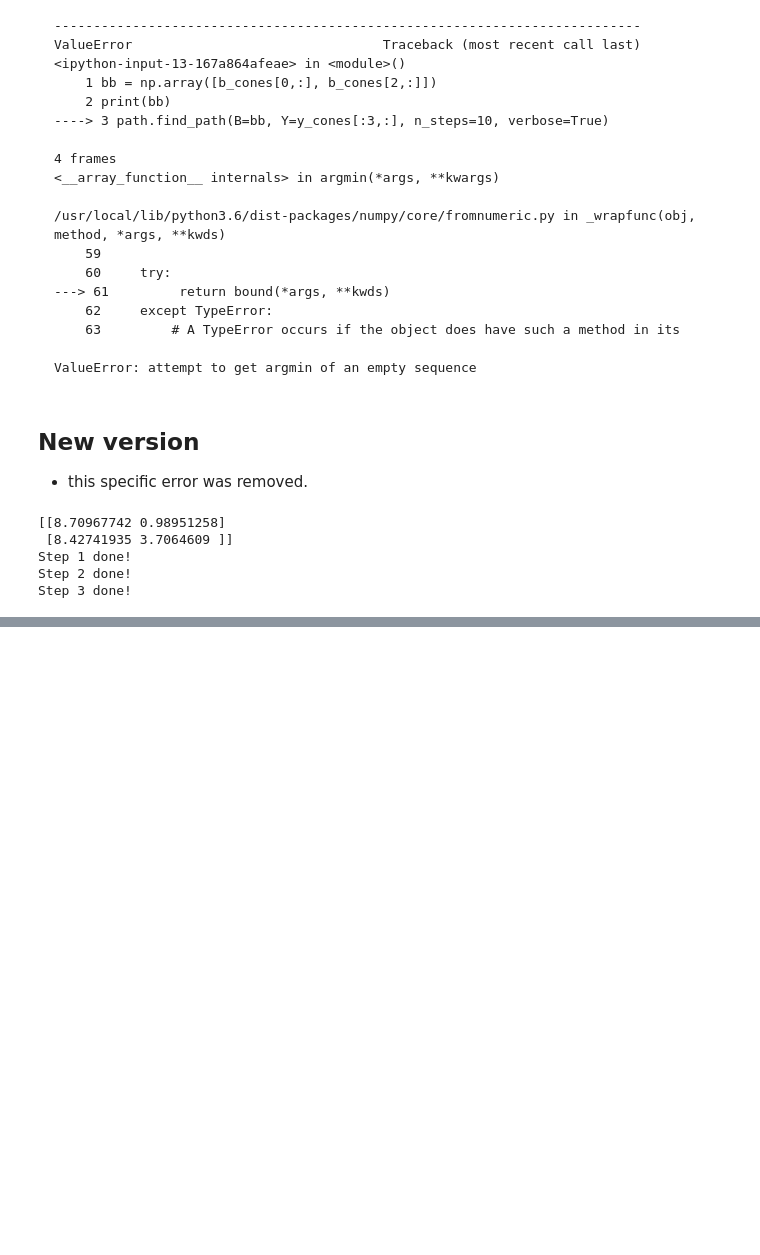
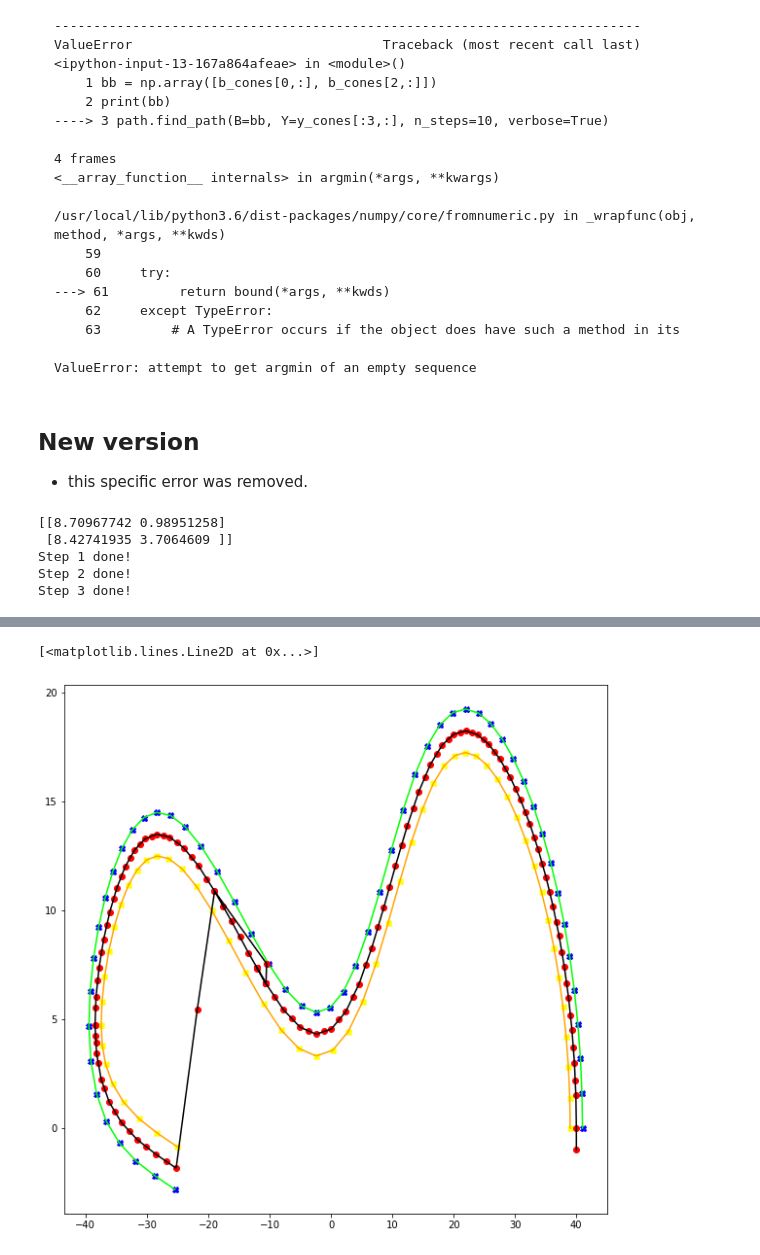
Before and after one commit to eForceDriverless/Path-Planning, a Jupyter notebook: SimplePathPlanning.ipynb, the cells around one changed output, grey strips where cells are left out. Saved outputs shown, nothing was run; the diff lists cells and outputs as text; code cells hidden in the pictures; blank space fills up the shorter version.

```diff
--- a/SimplePathPlanning.ipynb
+++ b/SimplePathPlanning.ipynb
@@ -539,0 +557,2 @@ Step 3 done!
+# %%
+path = PathPlanning(np.array([40,-1]), clockwise=1, debugging=True)
@@ -539,0 +579,15 @@ Step 3 done!
+# %%
+starts = path.return_stack(object_name="centers")
+Y_cones = path.return_stack(object_name="yellow cones")
+B_cones = path.return_stack(object_name="blue cones")
+# %%
+plt.figure(1, figsize=(10,10))
+plt.plot(outer[:55,0], outer[:55,1], "X", color="blue")
+plt.plot(inner[:55,0], inner[:55,1], "X", color="yellow")
+plt.plot(B_cones[:,0], B_cones[:,1], color="lime")
+plt.plot(Y_cones[:,0], Y_cones[:,1], color="orange")
+plt.plot(starts[:,0],starts[:,1], "o", color="red")
+plt.plot(starts[:,0],starts[:,1], color="black")
+# %% [output]
+[<matplotlib.lines.Line2D at 0x...>]
+[figure, added]
```
Also changed, not shown: parts of 5 cells of this notebook, 1 other file.
